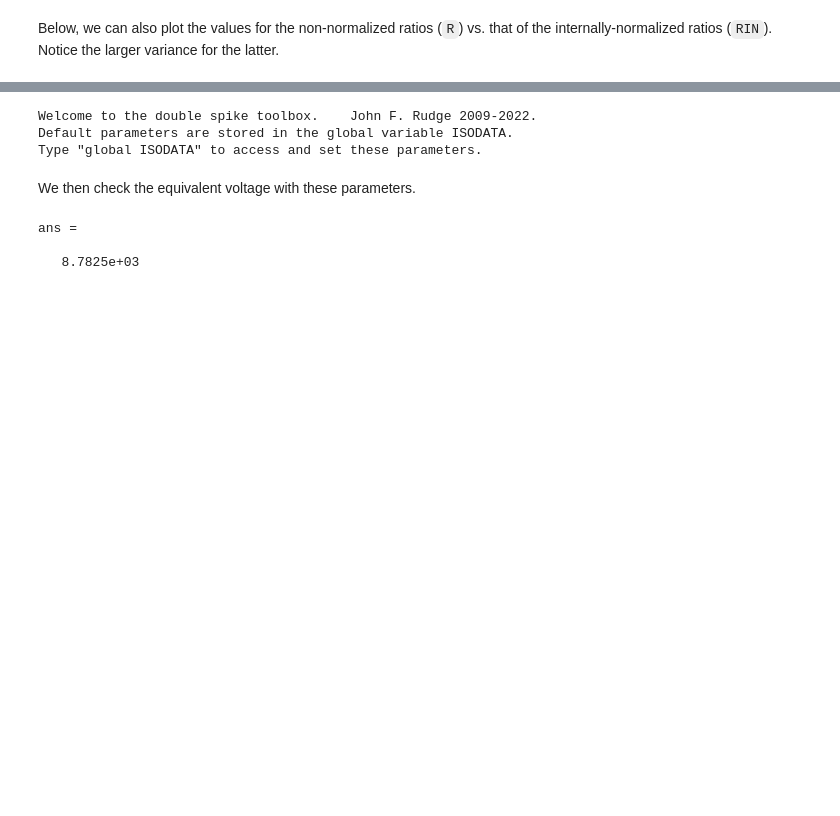
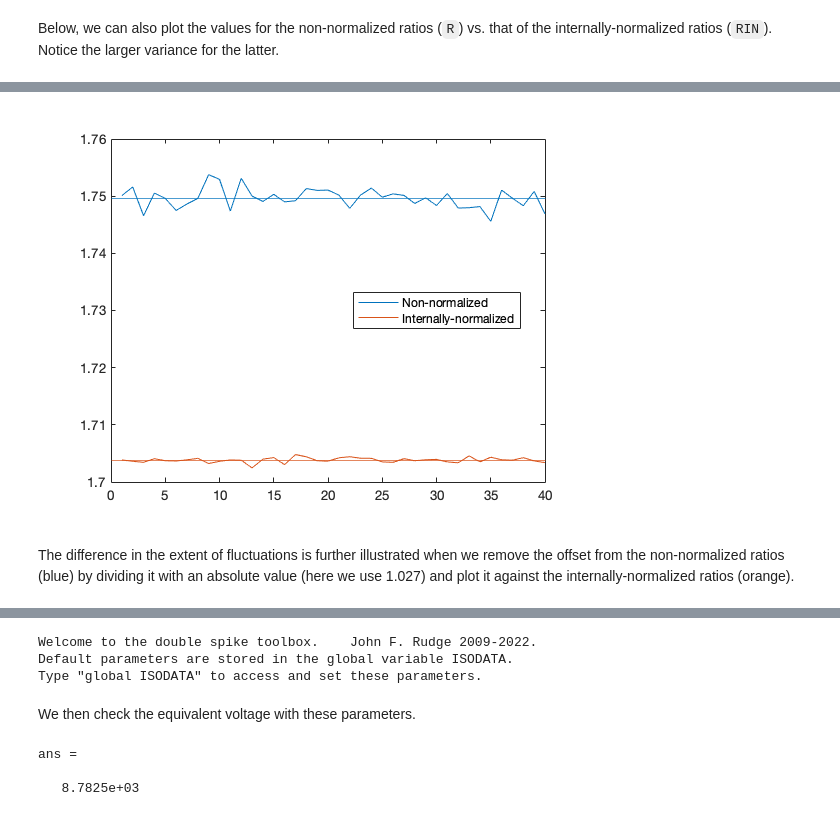
Before and after one commit to rcmarq/cosmo, a Jupyter notebook: docs/tests.ipynb, the cells around one changed output, grey strips where cells are left out. Saved outputs shown, nothing was run; the diff lists cells and outputs as text; code cells hidden in the pictures; blank space fills up the shorter version.

```diff
--- a/docs/tests.ipynb
+++ b/docs/tests.ipynb
@@ -328,0 +435,8 @@ Below, we can also plot the values for the non-normalized ratios (`R`) vs. that
+# %%
+% internally-normalized data
+std75=ISODATA.Ba.standard(6)/ISODATA.Ba.standard(4) % standard 137/135 ratio
+mean75IN=mean(RIN(:,ratisos(1))) % mean of internally-normalized data
+
+% non-normalized data
+frac75=std75*(ISODATA.Ba.mass(6)/ISODATA.Ba.mass(4))^(alpha+beta)
+mean75=mean(R(:,ratisos(1)))
@@ -329 +462,13 @@ Below, we can also plot the values for the non-normalized ratios (`R`) vs. that
+# %%
+plot(1:length(R),R(:,ratisos(1)),'Color',[0 0.4470 0.7410]);
+hold on
+plot(1:length(RIN),RIN(:,ratisos(1)),'Color',[0.8500 0.3250 0.0980])
+yline(mean75,'Color',[0 0.4470 0.7410]);
+yline(mean75IN,'Color',[0.8500 0.3250 0.0980]);
+hold off
+legend('Non-normalized','Internally-normalized','Location','best')
+# %% [output]
+[figure, added]
+# %% [markdown]
+The difference in the extent of fluctuations is further illustrated when we remove the offset from the non-normalized ratios (blue) by dividing it with an absolute value (here we use 1.027) and plot it against the internally-normalized ratios (orange).
 # %%
```
Also changed, not shown: parts of 54 cells of this notebook.
